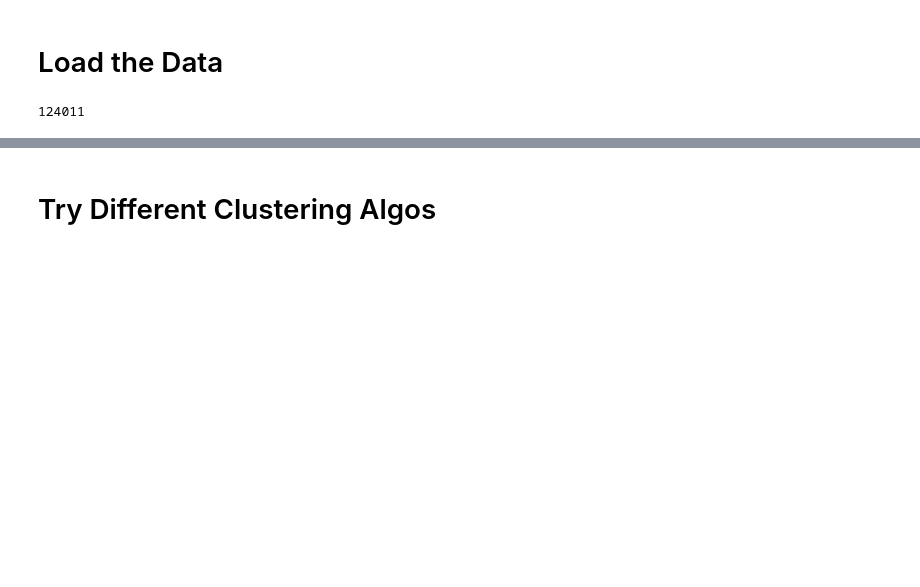
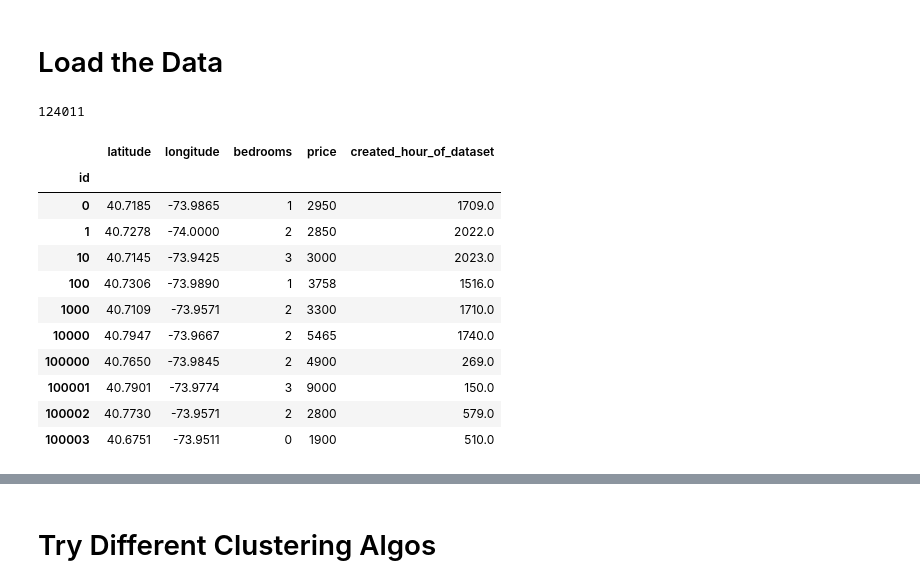
Before and after one commit to csizsek/kaggle-2s-rental-inq, a Jupyter notebook: 108_latlon_clustering.ipynb, the cells around one changed output, grey strips where cells are left out. Drawn from its saved outputs; the diff is of its cells as text; code cells hidden in the pictures; blank space fills up the shorter version.

```diff
--- a/108_latlon_clustering.ipynb
+++ b/108_latlon_clustering.ipynb
@@ -35,10 +35,26 @@ from sklearn.cluster import *
 # %%
 d = pd.read_json('tmp/raw_data.json')
 d.index.name = 'id'
 d = d[['latitude', 'longitude', 'bedrooms', 'price']]
+e = pd.read_csv('tmp/features_created.csv', index_col='id')
+e = e[['created_hour_of_dataset']]
+d = pd.merge(d, e, how='left', left_index=True, right_index=True)
 print len(d)
+d.head(10)
 # %% [output]
 124011
+|  | latitude | longitude | bedrooms | price | created_hour_of_dataset |
+| id |  |  |  |  |  |
+| 0 | 40.7185 | -73.9865 | 1 | 2950 | 1709.0 |
+| 1 | 40.7278 | -74.0000 | 2 | 2850 | 2022.0 |
+| 10 | 40.7145 | -73.9425 | 3 | 3000 | 2023.0 |
+| 100 | 40.7306 | -73.9890 | 1 | 3758 | 1516.0 |
+| 1000 | 40.7109 | -73.9571 | 2 | 3300 | 1710.0 |
+| 10000 | 40.7947 | -73.9667 | 2 | 5465 | 1740.0 |
+| 100000 | 40.7650 | -73.9845 | 2 | 4900 | 269.0 |
+| 100001 | 40.7901 | -73.9774 | 3 | 9000 | 150.0 |
+| 100002 | 40.7730 | -73.9571 | 2 | 2800 | 579.0 |
+| 100003 | 40.6751 | -73.9511 | 0 | 1900 | 510.0 |
 # %%
 d.dtypes
 # %% [output]
```
Also changed, not shown: parts of 12 cells of this notebook.
